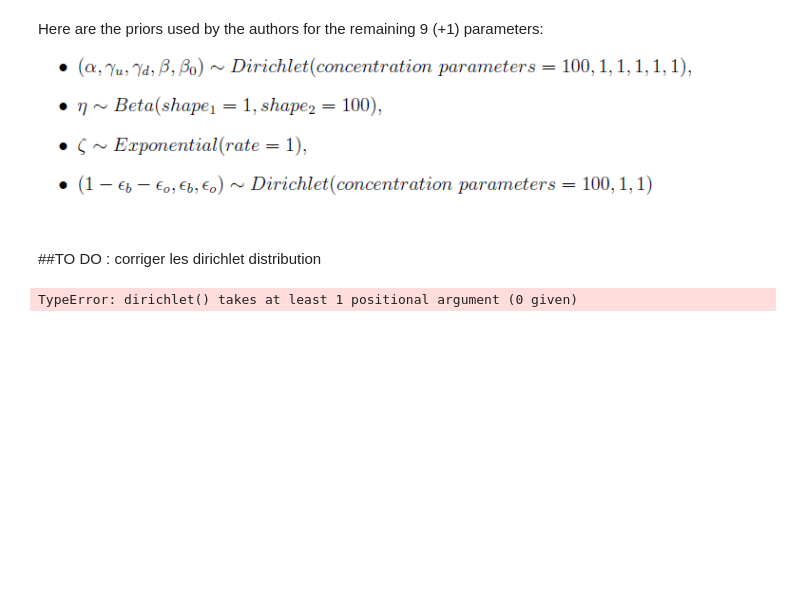
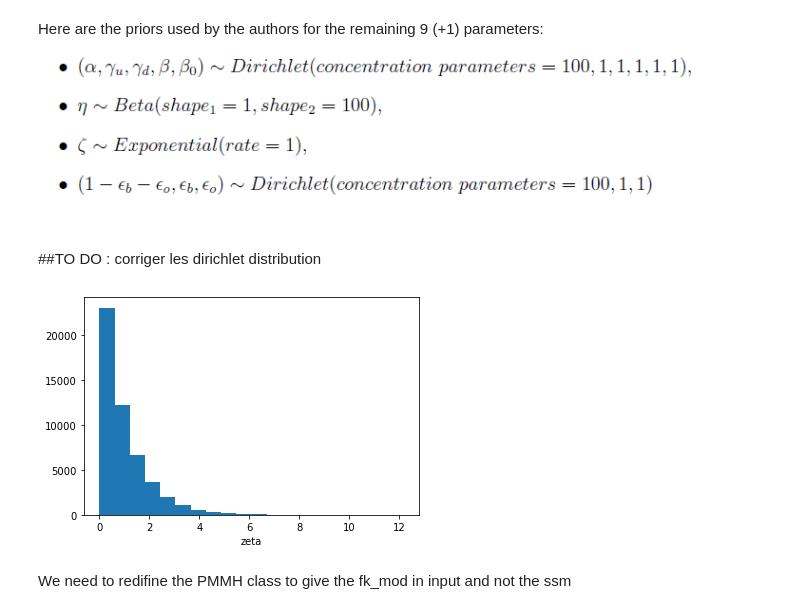
Before and after one commit to TheoAlegretti/HMMC-project, a Jupyter notebook: MAIN.ipynb, the cells around one changed output. Drawn from its saved outputs; the diff is of its cells as text; code cells hidden in the pictures; blank space fills up the shorter version.

```diff
--- a/MAIN.ipynb
+++ b/MAIN.ipynb
@@ -518,27 +520,24 @@ Here are the priors used by the authors for the remaining 9 (+1) parameters:
 # %% [markdown]
 ##TO DO : corriger les dirichlet distribution
 # %%
-import warnings; warnings.simplefilter('ignore')  # hide warnings
-
-from matplotlib import pyplot as plt
-import numpy as np
-
-from particles import distributions as dists
-
-prior_dict = {'alpha': np.random.dirichlet(scale = 1, size = 100),
-              'gamma_mu': np.random.dirichlet(scale = 1, size = 100),
-              'gamma_d': np.random.dirichlet(scale = 1, size = 100),
-              'beta': np.random.dirichlet(scale = 1, size = 100),
-              'beta_0':np.random.dirichlet(scale = 1, size = 100),
-              'eta': dists.Beta(scale = 1,size=100),
-              'zeta':rng.exponntial(scale = 1 , size = 1),
-              'epsilon_0':np.random.dirichlet(scale = 1, size = 100),
-              'epsilon_b':dists.Gamma(),
-              'epsilon_1':dists.Gamma()}
-my_prior = dists.StructDist(prior_dict)
+from particles import mcmc
-# %% [output]
-TypeError: dirichlet() takes at least 1 positional argument (0 given)
+# %%
+"""
+'alpha': 0.97
+'gamma_u': 0.011
+'gamma_d': 0.013
+'beta': 8e-4
+'beta_0':6e-4
+'epsilon_0':2e-6
+"""
+
+prior_dict = {'eta': dists.Beta(1.,100.),
+              'zeta': dists.Gamma(1,1)}
+my_prior = dists.StructDist(prior_dict)
 # %%
-import random
-import numpy
-#help(numpy.random.dirichlet)
+another_theta = my_prior.rvs(size=50000)
+# %%
+plt.hist(another_theta['zeta'], 20)
+plt.xlabel('zeta');
+# %% [output]
+[figure, added]
@@ -544,0 +1036,2 @@ import numpy
+# %% [markdown]
+We need to redifine the PMMH class to give the fk_mod in input and not the ssm
```
Also changed, not shown: parts of 9 cells of this notebook.
